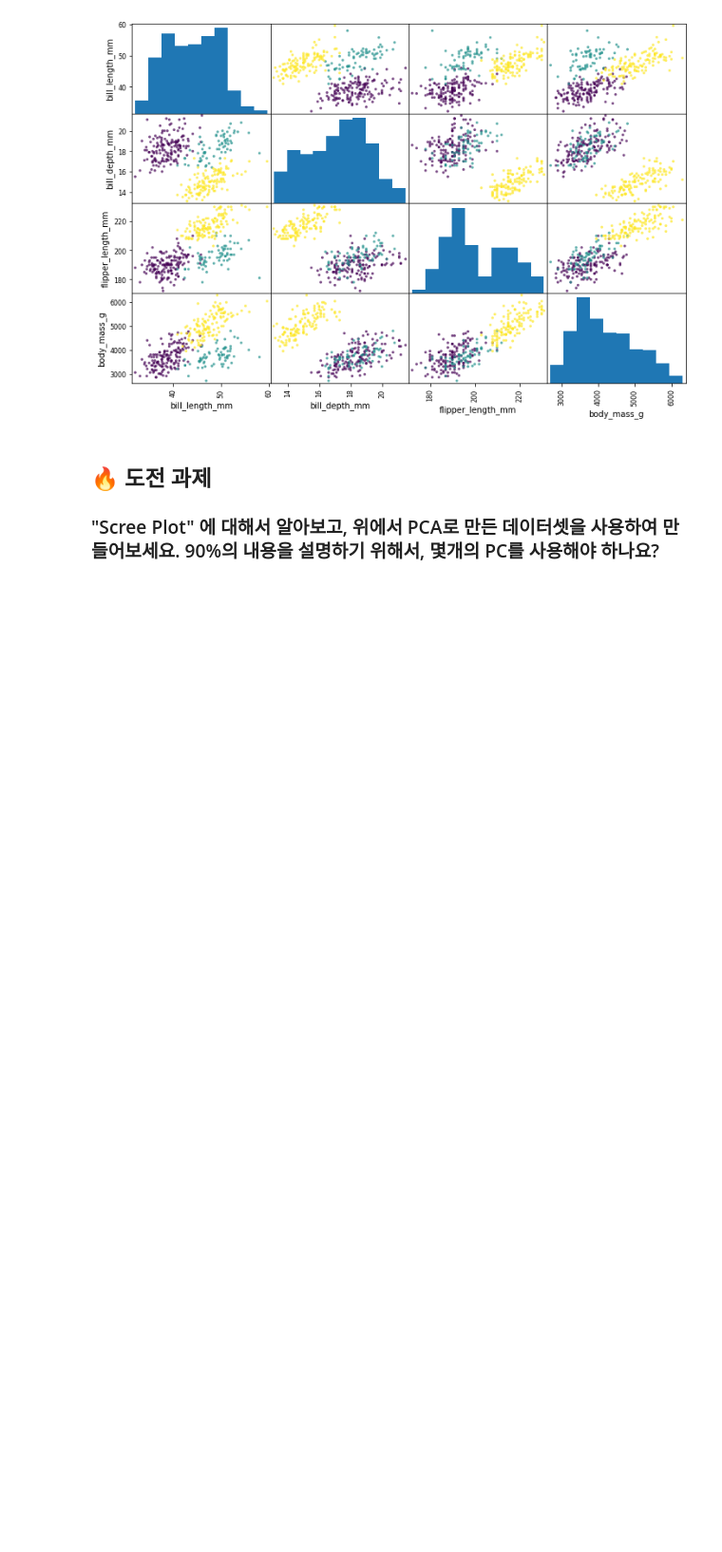
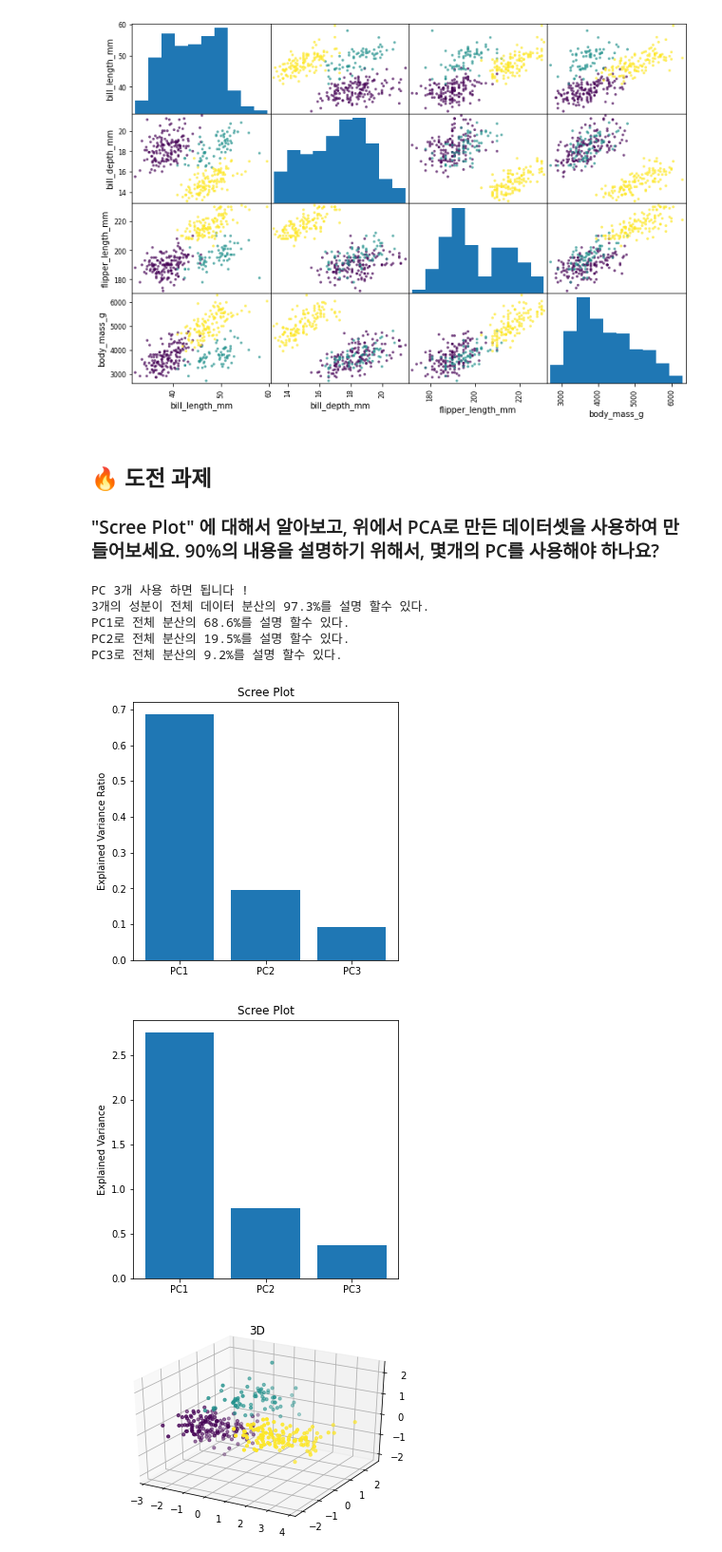
Before and after one commit to KyungRyeolBaek/study, a Jupyter notebook: n133-dimensionality-reduction-techniques/n133a-high-dimensional-data.ipynb, the cells around one changed output. Shown at 95% size. Cells and saved outputs as stored; diff of their text form; code cells hidden in the pictures; blank space fills up the shorter version.

```diff
--- a/n133-dimensionality-reduction-techniques/n133a-high-dimensional-data.ipynb
+++ b/n133-dimensionality-reduction-techniques/n133a-high-dimensional-data.ipynb
@@ -159,3 +159,14 @@ plt.show()
 ### "Scree Plot" 에 대해서 알아보고, 위에서 PCA로 만든 데이터셋을 사용하여 만들어보세요. 90%의 내용을 설명하기 위해서, 몇개의 PC를 사용해야 하나요?
 # %%
 # 이곳에 답안을 작성하시기 바랍니다
+print('PC 3개 사용 하면 됩니다 !')
+myPCA(3)
+# %% [output]
+PC 3개 사용 하면 됩니다 !
+3개의 성분이 전체 데이터 분산의 97.3%를 설명 할수 있다.
+PC1로 전체 분산의 68.6%를 설명 할수 있다.
+PC2로 전체 분산의 19.5%를 설명 할수 있다.
+PC3로 전체 분산의 9.2%를 설명 할수 있다.
+[figure, added]
+[figure, added]
+[figure, added]
```
Also changed, not shown: parts of 5 cells of this notebook.
